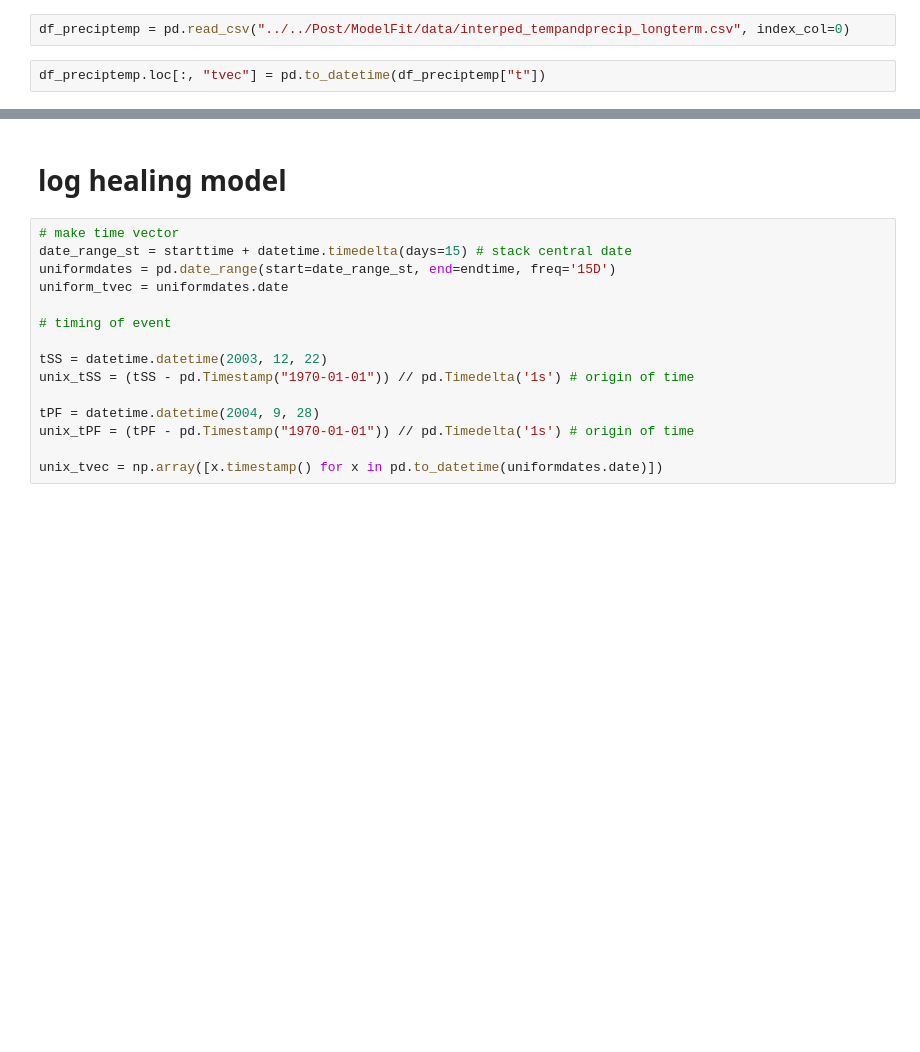
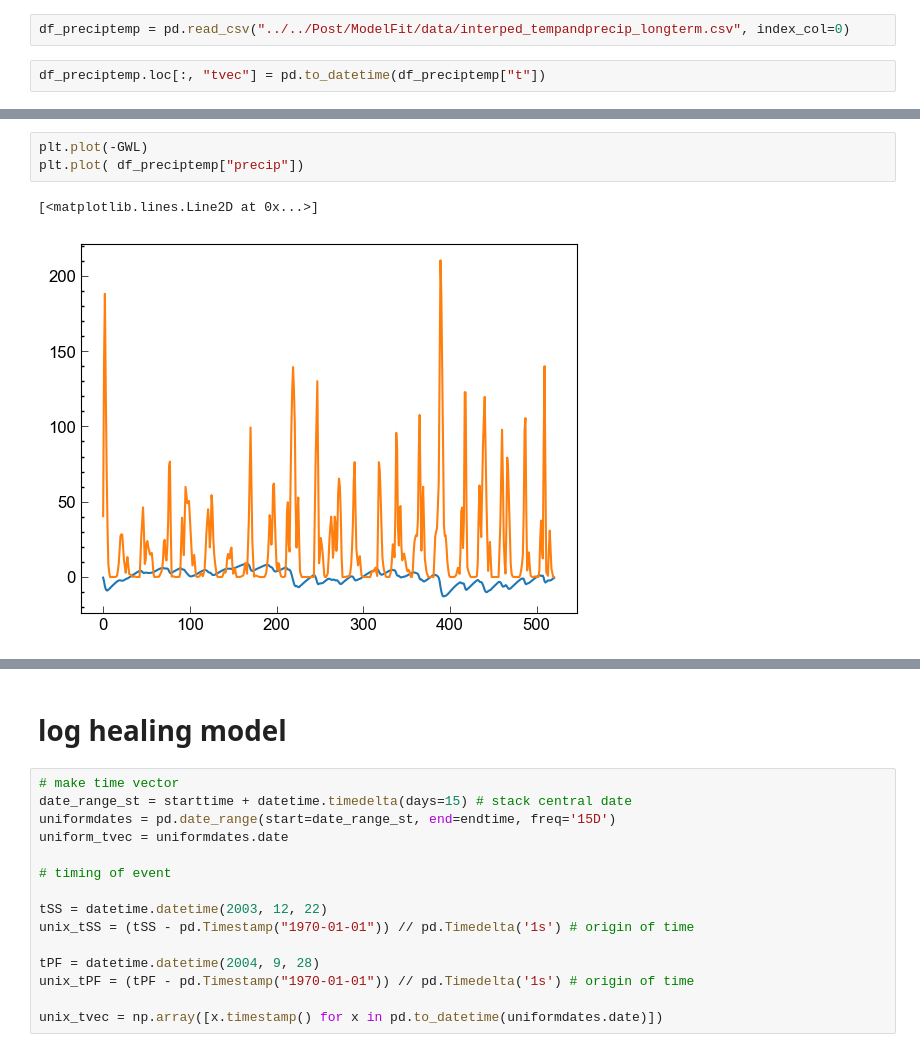
Before and after one commit to kura-okubo/SeisMonitoring_Paper, a Jupyter notebook: Appx/modelschematic/plot_model_schematics_dvv.ipynb, the cells around one changed output, grey strips where cells are left out. Cells and saved outputs as stored; diff of their text form; blank space fills up the shorter version.

```diff
--- a/Appx/modelschematic/plot_model_schematics_dvv.ipynb
+++ b/Appx/modelschematic/plot_model_schematics_dvv.ipynb
@@ -74,0 +74,6 @@ df_preciptemp_filt
+# %%
+plt.plot(-GWL)
+plt.plot( df_preciptemp["precip"])
+# %% [output]
+[<matplotlib.lines.Line2D at 0x...>]
+[figure, added]
```
Also changed, not shown: parts of 8 cells of this notebook.
